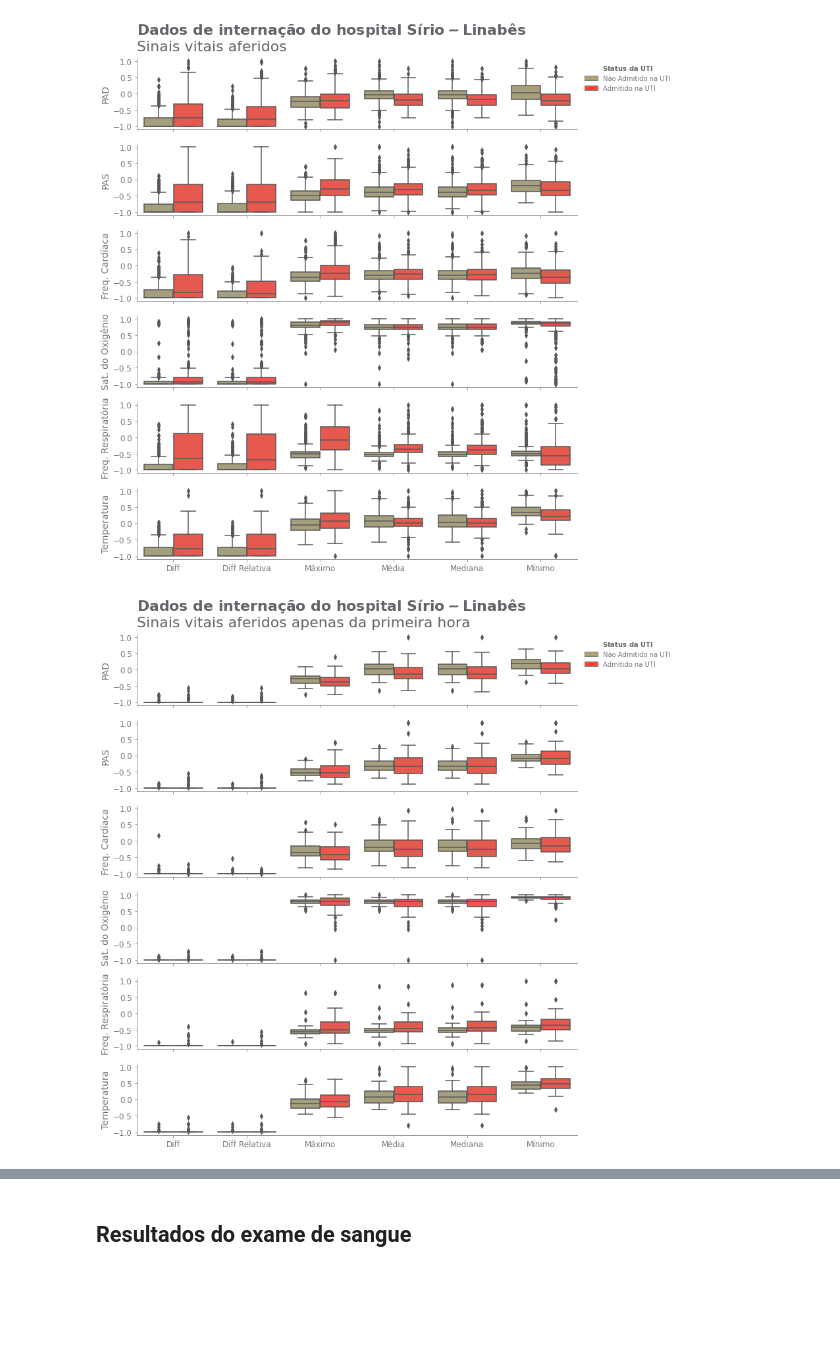
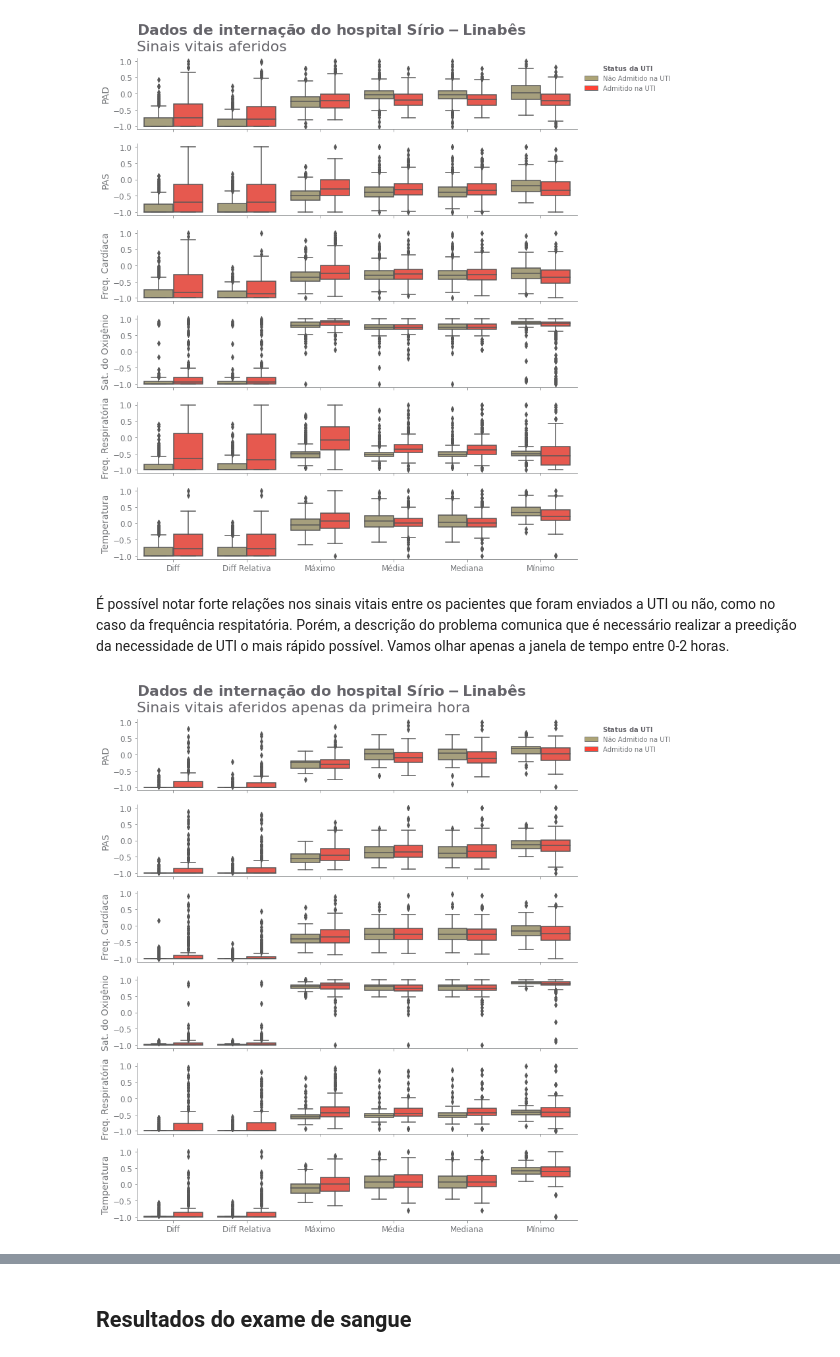
Before and after one commit to willianrocha/COVID-19_clinical_data_assess_diagnosis, a Jupyter notebook: notebooks/EDA.ipynb, the cells around one changed output, grey strips where cells are left out. Cells and saved outputs as stored; diff of their text form; code cells hidden in the pictures; blank space fills up the shorter version.

Commit message:
finishing up final projet of alura data science bootcamp

```diff
--- a/notebooks/EDA.ipynb
+++ b/notebooks/EDA.ipynb
@@ -132,9 +137,4 @@ Genero Ref:
 # %%
-def prepare_window(rows):
-    if(np.any(rows['ICU'])):
-        rows.loc[rows['WINDOW']=='0-2', 'ICU'] = 1
-    return rows.loc[rows['WINDOW']=='0-2']
-
 preexisting_disease_columns = ['PATIENT_VISIT_IDENTIFIER', 'DISEASE GROUPING 1', 'DISEASE GROUPING 2', 'DISEASE GROUPING 3', 'DISEASE GROUPING 4', 'DISEASE GROUPING 5', 'DISEASE GROUPING 6', 'HTN', 'IMMUNOCOMPROMISED', 'OTHER', 'ICU']
 preexisting_disease_data = dados.groupby('PATIENT_VISIT_IDENTIFIER').apply(prepare_window).reset_index(drop=True)[preexisting_disease_columns]#.reset_index()
 preexisting_disease_data
@@ -205,48 +191,23 @@ Deste dados, temos:
 # %%
-def vital_signs_plot(dados, suptitle, subtitle):
-    attributes_suffix = ['DIFF', 'DIFF_REL', 'MAX', 'MEAN', 'MEDIAN', 'MIN']
-    vital_signs = ['BLOODPRESSURE_DIASTOLIC', 'BLOODPRESSURE_SISTOLIC', 'HEART_RATE', 'OXYGEN_SATURATION', 'RESPIRATORY_RATE', 'TEMPERATURE']
-
-    attributes_label = ['Diff', 'Diff Relativa', 'Máximo', 'Média', 'Mediana', 'Mínimo']
-    vital_signs_label = ['PAD', 'PAS', 'Freq. Cardíaca', 'Sat. do Oxigênio', 'Freq. Respiratória', 'Temperatura']
-
-    fig, (ax1, ax2, ax3, ax4, ax5, ax6) = plt.subplots(nrows=6, ncols=1, figsize=(12, 14), sharex=True) #(10, 6)
-    axes = [ax1, ax2, ax3, ax4, ax5, ax6]
-    for i, vital in enumerate(vital_signs):
-        vs_columns = [f'{vital}_{attr}' for attr in attributes_suffix]
-        vs_melt = dados.melt(id_vars=['ICU'], value_vars=vs_columns, var_name='col', value_name='value').reset_index(drop=True)
-#         vs_melt['value'] = vs_melt['value'].replace(-1, np.nan)
-#         vs_melt['value'] = vs_melt['value'].replace(1, np.nan)
-        sns.boxplot(x="col", y="value", hue='ICU', data=vs_melt, ax=axes[i], palette=[ICU_0, ICU_1])
-    ax6.set_xticklabels(attributes_label, fontsize=12)
-    presentation(fig=fig, ax=axes, y_label=vital_signs_label, title=suptitle, subtitle=subtitle,
-                 title_position = 0.055, grid=False, legend=False)
-
-    disease_0 = mpatches.Patch(facecolor=ICU_0, edgecolor=GRAY5, label=ICU_0_LABEL)
-    disease_1 = mpatches.Patch(facecolor=ICU_1, edgecolor=GRAY5, label=ICU_1_LABEL)
-    plt.sca(ax1)
-    leg = plt.legend(handles=[disease_0, disease_1], loc='upper right', bbox_to_anchor=(1.225, 1.0),
-               frameon=False, labelcolor=GRAY5, title=suptitle_formatter('Status da UTI'))
-    plt.setp(leg.get_title(), color=GRAY4)
-
-    sns.despine()
-
 suptitle = 'Dados de internação do hospital Sírio-Linabês'
 subtitle = 'Sinais vitais aferidos'
 vital_signs_plot(dados, suptitle, subtitle)
 # %% [output]
 [figure]
+# %% [markdown]
+É possível notar forte relações nos sinais vitais entre os pacientes que foram enviados a UTI ou não, como no caso da frequência respitatória.
+Porém, a descrição do problema comunica que é necessário realizar a preedição da necessidade de UTI o mais rápido possível. Vamos olhar apenas a janela de tempo entre 0-2 horas.
 # %%
 attributes_suffix = ['DIFF', 'DIFF_REL', 'MAX', 'MEAN', 'MEDIAN', 'MIN']
 vital_signs = ['BLOODPRESSURE_DIASTOLIC', 'BLOODPRESSURE_SISTOLIC', 'HEART_RATE', 'OXYGEN_SATURATION', 'RESPIRATORY_RATE', 'TEMPERATURE']
 vital_signs_columns = [f'{vs}_{attr}'for vs in vital_signs for attr in attributes_suffix]
 dados_first_hour = dados.copy()
-dados_first_hour[blood_results_columns] = dados.groupby(['PATIENT_VISIT_IDENTIFIER', 'ICU'], as_index=False)[vital_signs_columns].fillna(method='bfill').fillna(method='ffill')
+dados_first_hour[vital_signs_columns] = dados.groupby(['PATIENT_VISIT_IDENTIFIER', 'ICU'], as_index=False)[vital_signs_columns].fillna(method='bfill').fillna(method='ffill')
 dados_first_hour = dados_first_hour.groupby('PATIENT_VISIT_IDENTIFIER').apply(prepare_window).reset_index(drop=True)
 
 suptitle = 'Dados de internação do hospital Sírio-Linabês'
 subtitle = 'Sinais vitais aferidos apenas da primeira hora'
 vital_signs_plot(dados_first_hour, suptitle, subtitle)
 # %% [output]
-[figure, old version]
+[figure, new version]
 # %% [markdown]
```
Also changed, not shown: parts of 32 cells of this notebook, 3 other files.
